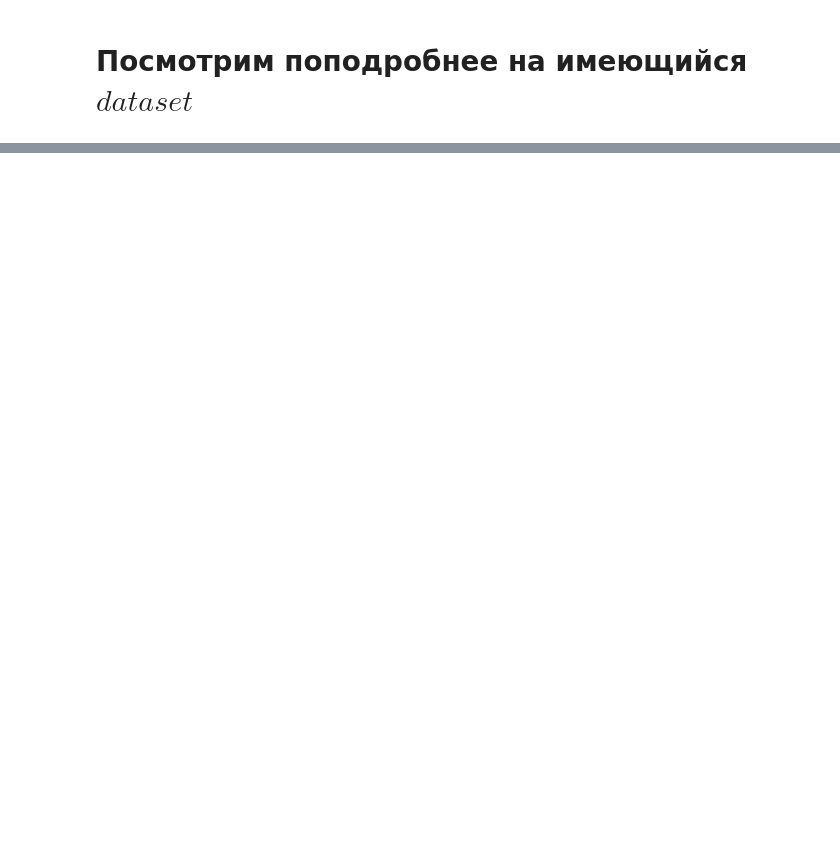
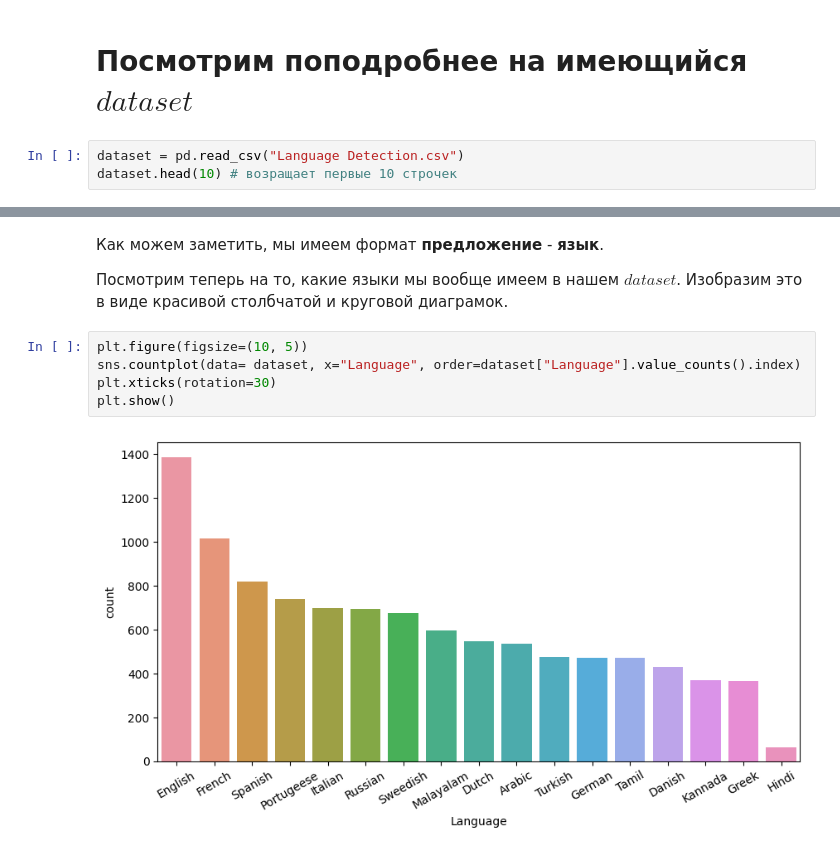
Before and after one commit to vdovetzi/NLP_Language_Detection, a Jupyter notebook: NLP_Project.ipynb, the cells around one changed output, grey strips where cells are left out. Saved outputs shown, nothing was run; the diff lists cells and outputs as text; blank space fills up the shorter version.

```diff
--- a/NLP_Project.ipynb
+++ b/NLP_Project.ipynb
@@ -34,2 +56,5 @@
 # %% [markdown]
 # Посмотрим поподробнее на имеющийся $dataset$
+# %%
+dataset = pd.read_csv("Language Detection.csv")
+dataset.head(10) # возращает первые 10 строчек
@@ -35,0 +73,11 @@
+# %% [markdown]
+Как можем заметить, мы имеем формат **предложение** - **язык**.
+
+Посмотрим теперь на то, какие языки мы вообще имеем в нашем $dataset$. Изобразим это в виде красивой столбчатой и круговой диаграмок.
+# %%
+plt.figure(figsize=(10, 5))
+sns.countplot(data= dataset, x="Language", order=dataset["Language"].value_counts().index)
+plt.xticks(rotation=30)
+plt.show()
+# %% [output]
+[figure, added]
```
Also changed, not shown: parts of 28 cells of this notebook.
